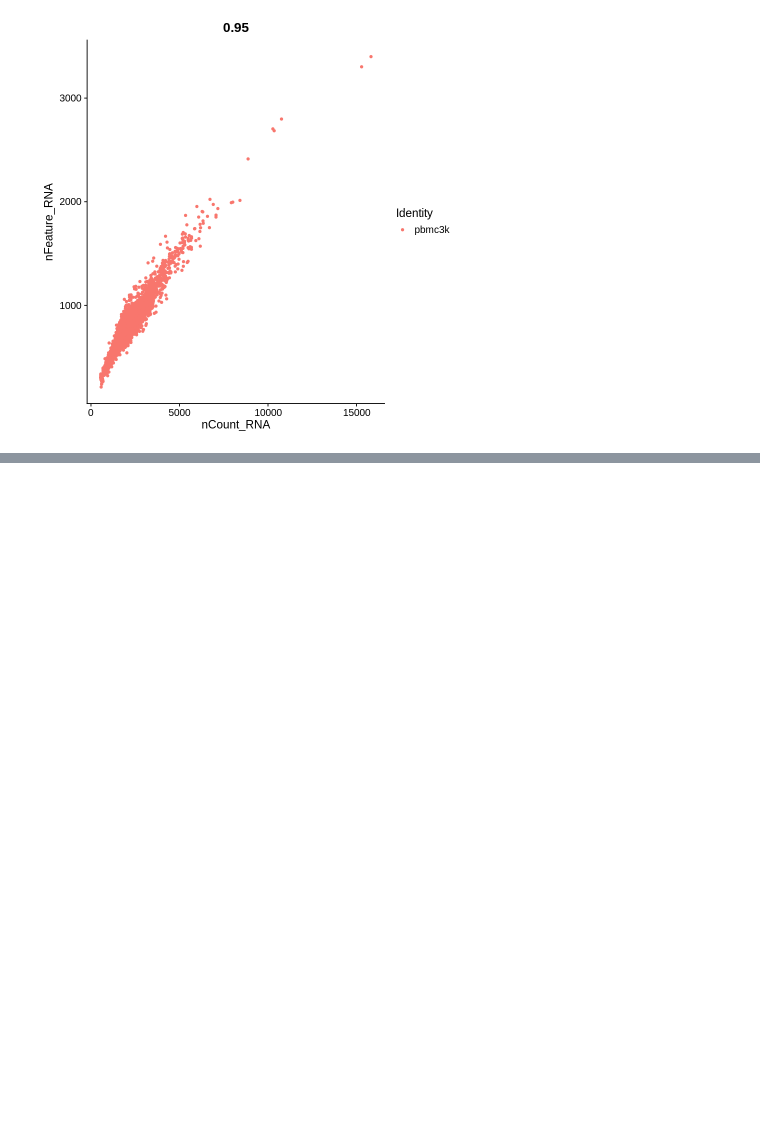
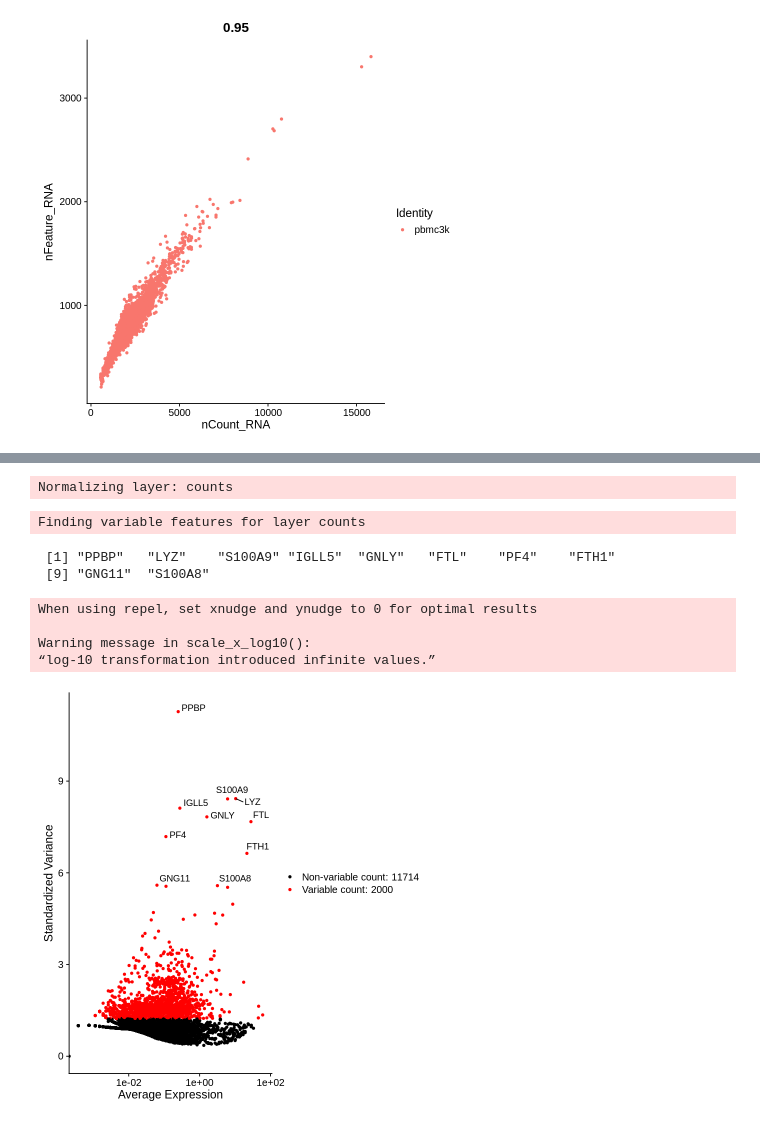
Before and after one commit to AkshNaidu/single_cell_analysis, a Jupyter notebook: single_cell_one.ipynb, the cells around one changed output, grey strips where cells are left out. Cells and saved outputs as stored; diff of their text form; code cells hidden in the pictures; blank space fills up the shorter version.

```diff
--- a/single_cell_one.ipynb
+++ b/single_cell_one.ipynb
@@ -112,0 +142,31 @@ FeatureScatter(pbmc, feature1 = "nCount_RNA", feature2 = "nFeature_RNA")
+# %%
+# Log-normalize: makes expression values comparable across cells
+pbmc <- NormalizeData(pbmc,
+                      normalization.method = "LogNormalize",
+                      scale.factor = 10000)
+# %% [output]
+Normalizing layer: counts
+# %%
+# Find the 2000 most variable genes (most informative)
+pbmc <- FindVariableFeatures(pbmc,
+                              selection.method = "vst",
+                              nfeatures = 2000)
+# %% [output]
+Finding variable features for layer counts
+# %%
+# See the top 10 most variable genes
+top10 <- head(VariableFeatures(pbmc), 10)
+top10
+# %% [output]
+ [1] "PPBP"   "LYZ"    "S100A9" "IGLL5"  "GNLY"   "FTL"    "PF4"    "FTH1"
+ [9] "GNG11"  "S100A8"
+# %%
+# Plot variable features
+plot1 <- VariableFeaturePlot(pbmc)
+LabelPoints(plot = plot1, points = top10, repel = TRUE)
+# %% [output]
+When using repel, set xnudge and ynudge to 0 for optimal results
+
+Warning message in scale_x_log10():
+“log-10 transformation introduced infinite values.”
+[figure, added]
```
Also changed, not shown: parts of 15 cells of this notebook.
